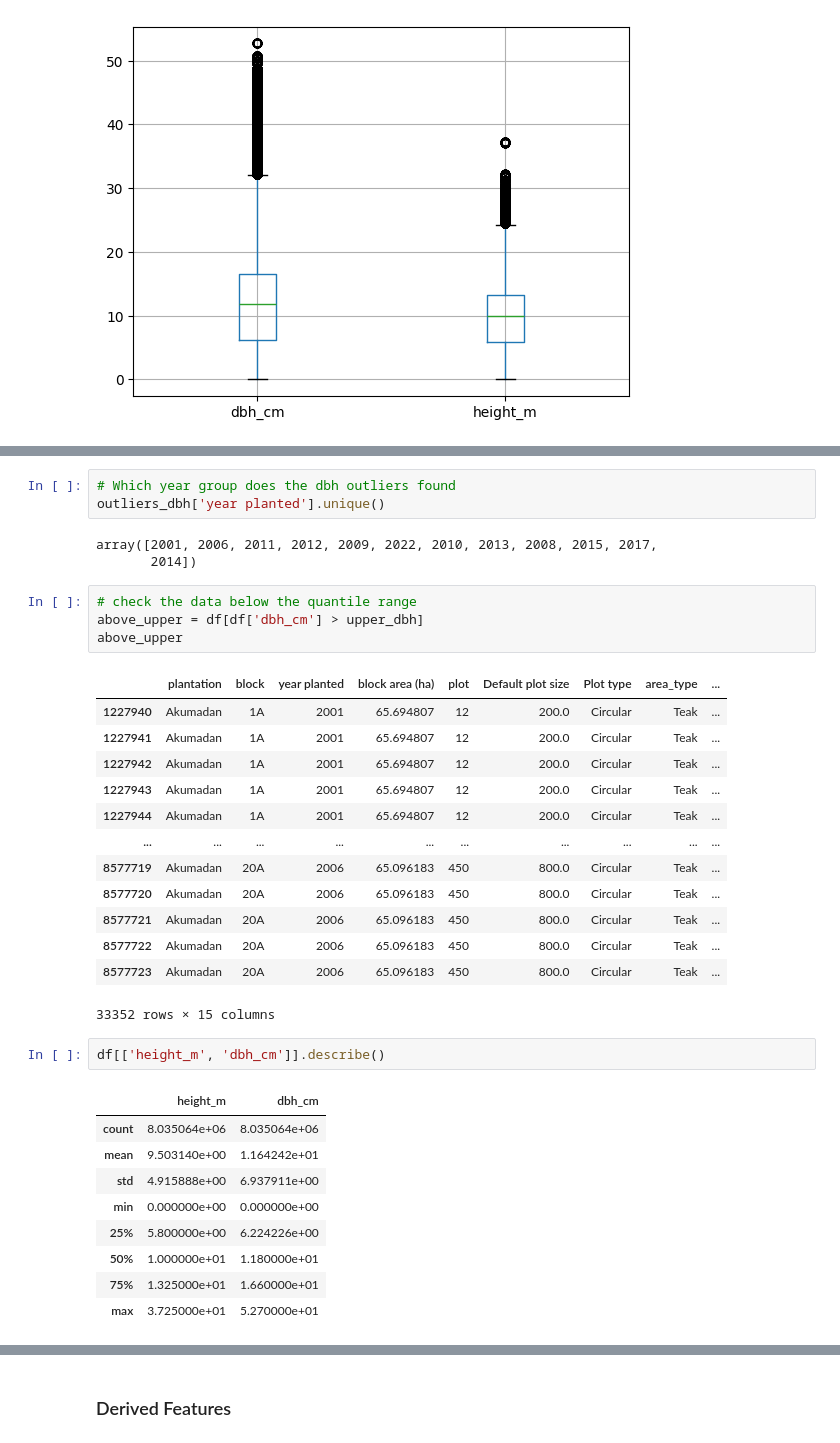
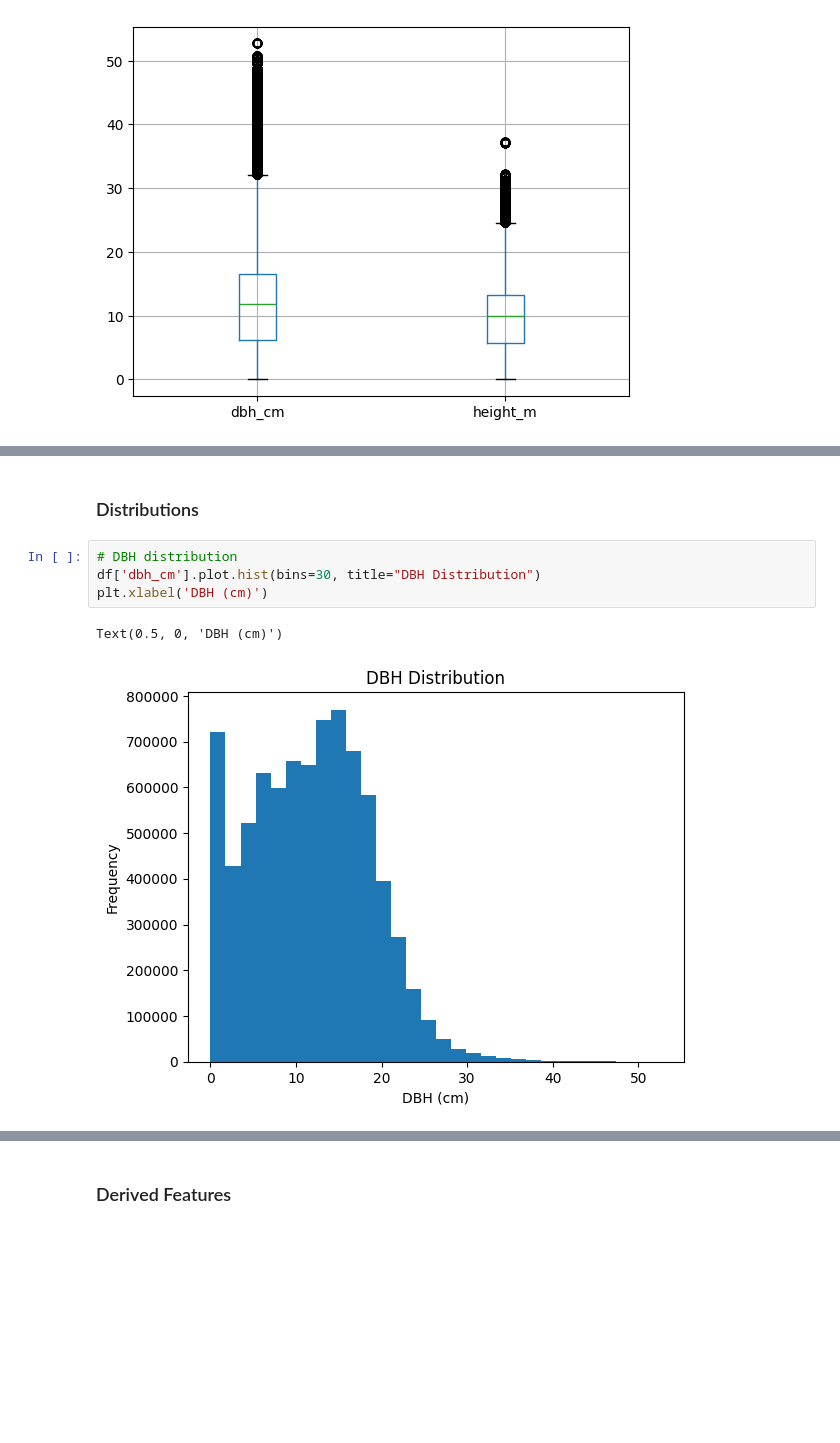
Before and after one commit to ds-gowusu/forest_ml, a Jupyter notebook: machine_learning_models_for_forest.ipynb, the cells around one changed output, grey strips where cells are left out. Drawn from its saved outputs; the diff is of its cells as text; blank space fills up the shorter version.

```diff
--- a/machine_learning_models_for_forest.ipynb
+++ b/machine_learning_models_for_forest.ipynb
@@ -333,36 +308,9 @@ outliers_dbh
-# %%
-# Which year group does the dbh outliers found
-outliers_dbh['year planted'].unique()
-# %% [output]
-array([2001, 2006, 2011, 2012, 2009, 2022, 2010, 2013, 2008, 2015, 2017,
-       2014])
-# %%
-# check the data below the quantile range
-above_upper = df[df['dbh_cm'] > upper_dbh]
-above_upper
-# %% [output]
-|  | plantation | block | year planted | block area (ha) | plot | Default plot size | Plot type | area_type | ... |
-| 1227940 | Akumadan | 1A | 2001 | 65.694807 | 12 | 200.0 | Circular | Teak | ... |
-| 1227941 | Akumadan | 1A | 2001 | 65.694807 | 12 | 200.0 | Circular | Teak | ... |
-| 1227942 | Akumadan | 1A | 2001 | 65.694807 | 12 | 200.0 | Circular | Teak | ... |
-| 1227943 | Akumadan | 1A | 2001 | 65.694807 | 12 | 200.0 | Circular | Teak | ... |
-| 1227944 | Akumadan | 1A | 2001 | 65.694807 | 12 | 200.0 | Circular | Teak | ... |
-| ... | ... | ... | ... | ... | ... | ... | ... | ... | ... |
-| 8577719 | Akumadan | 20A | 2006 | 65.096183 | 450 | 800.0 | Circular | Teak | ... |
-| 8577720 | Akumadan | 20A | 2006 | 65.096183 | 450 | 800.0 | Circular | Teak | ... |
-| 8577721 | Akumadan | 20A | 2006 | 65.096183 | 450 | 800.0 | Circular | Teak | ... |
-| 8577722 | Akumadan | 20A | 2006 | 65.096183 | 450 | 800.0 | Circular | Teak | ... |
-| 8577723 | Akumadan | 20A | 2006 | 65.096183 | 450 | 800.0 | Circular | Teak | ... |
-33352 rows × 15 columns
-# %%
-df[['height_m', 'dbh_cm']].describe()
-# %% [output]
-|  | height_m | dbh_cm |
-| count | 8.035064e+06 | 8.035064e+06 |
-| mean | 9.503140e+00 | 1.164242e+01 |
-| std | 4.915888e+00 | 6.937911e+00 |
-| min | 0.000000e+00 | 0.000000e+00 |
-| 25% | 5.800000e+00 | 6.224226e+00 |
-| 50% | 1.000000e+01 | 1.180000e+01 |
-| 75% | 1.325000e+01 | 1.660000e+01 |
-| max | 3.725000e+01 | 5.270000e+01 |
+# %% [markdown]
+### Distributions
+# %%
+# DBH distribution
+df['dbh_cm'].plot.hist(bins=30, title="DBH Distribution")
+plt.xlabel('DBH (cm)')
+# %% [output]
+Text(0.5, 0, 'DBH (cm)')
+[figure, added]
```
Also changed, not shown: parts of 18 cells of this notebook, 1 other file.
